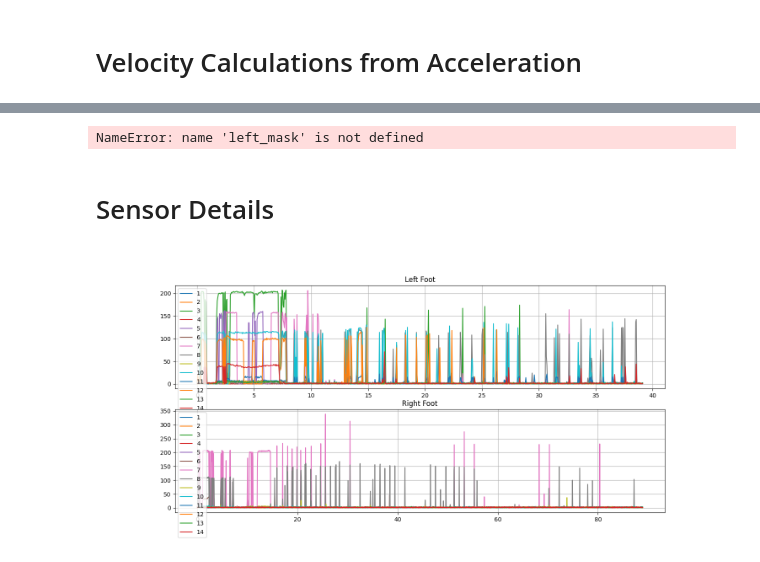
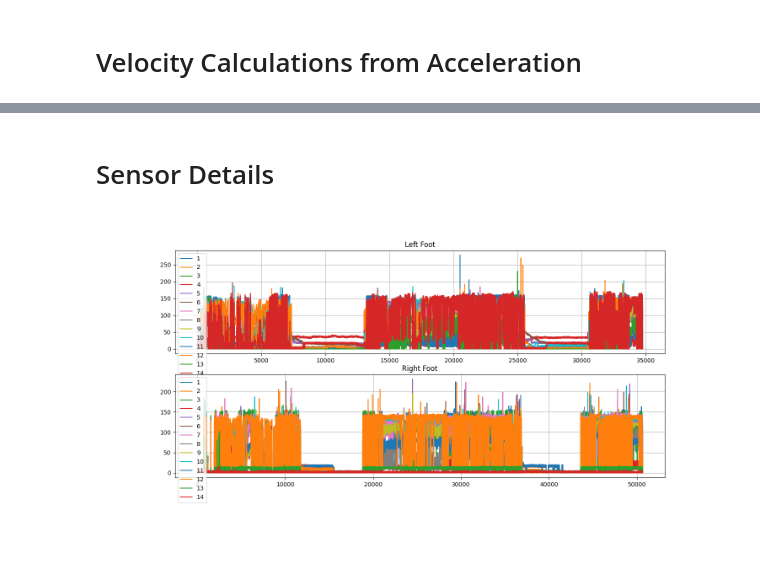
Before and after one commit to Sevastiyan/fs-projects, a Jupyter notebook: COP analysis/analysis_general.ipynb, the cells around one changed output, grey strips where cells are left out. Drawn from its saved outputs; the diff is of its cells as text; code cells hidden in the pictures.

```diff
--- a/COP analysis/analysis_general.ipynb
+++ b/COP analysis/analysis_general.ipynb
@@ -43,8 +43,8 @@ def generate_mask(signal, threshold=5):
 # All Recordings for the day
 # %%
 root_folder = './COP analysis'
-date = '2023-07-21 No Data'
-subject = 'mci007'
+date = '2023-08-28'
+subject = 'mci004'
 plots_path = './plots'
 
 files = {}
@@ -108,5 +149,5 @@ KeyError: '2023-07-21'
 # %%
-file_set = 3 * 2
+file_set = 0 * 2
 data = files[date]
 time = {}
 raw_signal = {}
@@ -461,37 +504,33 @@ NameError: name 'left_mask' is not defined
-# %%
-left_acc[left_mask].reset_index().iloc[:,1]
-# %% [output]
-NameError: name 'left_mask' is not defined
 # %% [markdown]
 # Sensor Details
 # %%
 d = raw_left[['raw_1', 'raw_2', 'raw_3', 'raw_4', 'raw_5', 'raw_6',
                 'raw_7', 'raw_8', 'raw_9', 'raw_10', 'raw_11', 'raw_12',
                 'raw_13', 'raw_14']]
 
 plt.figure(figsize=(15,7))
 plt.subplot(2,1,1)
 for col in d.columns:
-    plt.plot(time_left, d[col], label=col.split('_')[1])
+    plt.plot(d[col], label=col.split('_')[1])
 
 plt.grid(True)
 plt.axis('tight')
 plt.legend(loc='upper left')
 plt.title('Left Foot')
 
 d = raw_right[['raw_1', 'raw_2', 'raw_3', 'raw_4', 'raw_5', 'raw_6',
                 'raw_7', 'raw_8', 'raw_9', 'raw_10', 'raw_11', 'raw_12',
                 'raw_13', 'raw_14']]
 
 plt.subplot(2,1,2)
 for col in d.columns:
-    plt.plot(time_right, d[col], label=col.split('_')[1])
+    plt.plot(d[col], label=col.split('_')[1])
 
 plt.grid(True)
 plt.axis('tight')
 plt.legend(loc='upper left')
 plt.title('Right Foot')
 
 plt.show()
 # %% [output]
-[figure, old version]
+[figure, new version]
```
Also changed, not shown: parts of 16 cells of this notebook, 15 other files.
